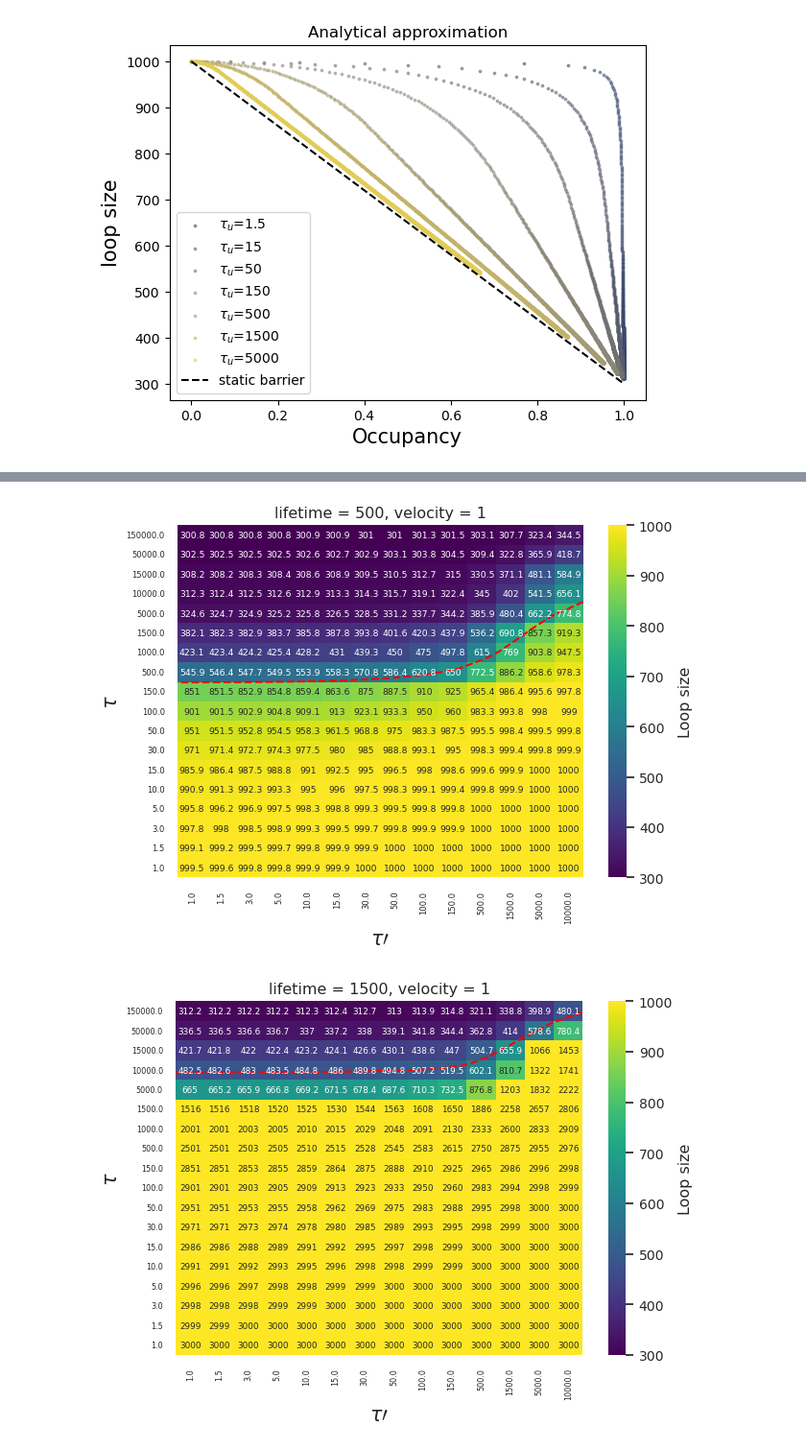
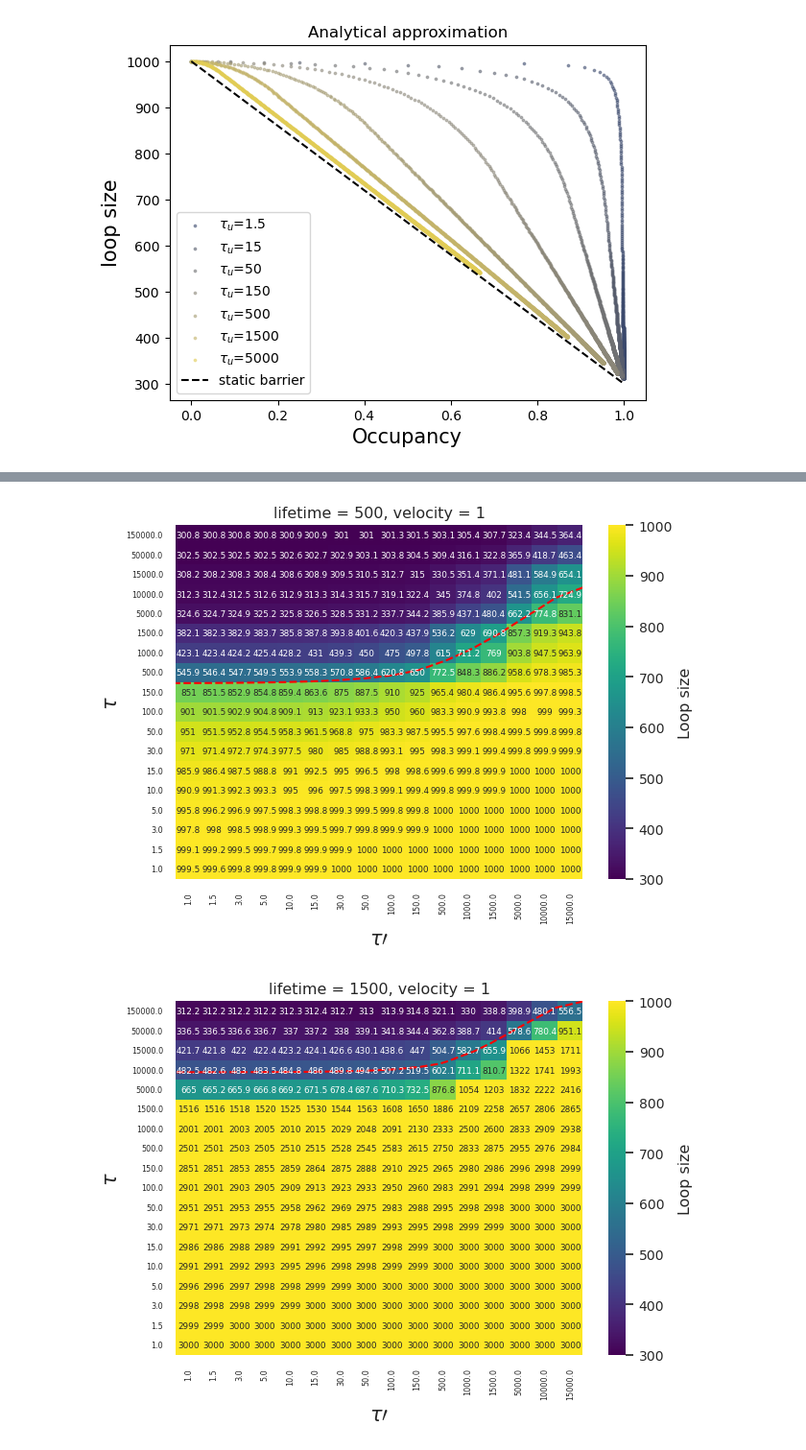
Before and after one commit to Fudenberg-Research-Group/dynamic_extrusion_boundaries, a Jupyter notebook: analysis/loop_size_theoretical.ipynb, the cells around one changed output, grey strips where cells are left out. Shown at 96% size. Saved outputs shown, nothing was run; the diff lists cells and outputs as text; code cells hidden in the pictures.

```diff
--- a/analysis/loop_size_theoretical.ipynb
+++ b/analysis/loop_size_theoretical.ipynb
@@ -83,7 +83,7 @@ plt.show()
 loop_for_high = []
 lifetime_range = [500,1500]
 tau_range = [1, 1.5, 3, 5, 10, 15,  30, 50, 100, 150, 500, 1000, 1500, 5000, 10000, 15000, 50000,  150000]
-taup_range = [ 1.0, 1.5, 3,  5.0, 10.0, 15, 30,   50, 100, 150, 500, 1500,  5000, 10000]
+taup_range = [ 1.0, 1.5, 3,  5.0, 10.0, 15, 30,   50, 100, 150, 500, 1000, 1500,  5000, 10000, 15000]
 
 v_val_range = [1,3]
 delta_val = 300
@@ -139,36 +139,36 @@ for life in unique_life:
     for vel in unique_vel:
         # Filter the data based on lifetime and velocity
         new_file = file.query('lifetime==@life and velocity==@vel')[['clife', 'cof', 'loopsize']]
 
         # Pivot the filtered data to create the heatmap data
         heatmap_data = new_file.pivot('clife', 'cof', 'loopsize')
 
         fig, ax = plt.subplots()
 
         # Create the heatmap using seaborn
         ax = sns.heatmap(heatmap_data, annot=True, vmin = 300, vmax= 1000,cmap='viridis', fmt='.4g', cbar_kws={'label': 'Loop size'})
         sns.set(font_scale=0.53)
         cbar = ax.collections[0].colorbar
         cbar.ax.tick_params(labelsize=10)
         cbar.set_label('Loop size', fontsize=11.5)
 
         # Add equipotential lines for loop size = 700
 
         fixed_loop = utvis.make_equipotential_lines(heatmap_data,[700], label = '',
-                                             num_line_x = 14, num_line_y = 18, color='red', linestyles='dashed')
+                                             num_line_x = 16, num_line_y = 18, color='red', linestyles='dashed')
 
         # Customize labels and title
         plt.xlabel(r'$\tau\prime$', fontsize=15)
         plt.ylabel(r'$\tau$', fontsize=15)
         plt.title('lifetime = %s, velocity = %s' % (life, vel), fontsize=11.5)
 
         plt.gca().invert_yaxis()
         plt.tight_layout()
         plt.savefig('../output/figures/figtheoretical_map_loopsize_life_%s_vel_%s.png'%(life,vel),ppt= 500)
         plt.show()
 # %% [output]
-[figure, old version]
+[figure, new version]
-[figure, old version]
+[figure, new version]
 # %%
 # Read the data from the CSV file
 file = pd.read_csv('../output/scores/simulation/scores/loop_size_theoretical_est.csv')
```
Also changed, not shown: parts of 3 cells of this notebook.
